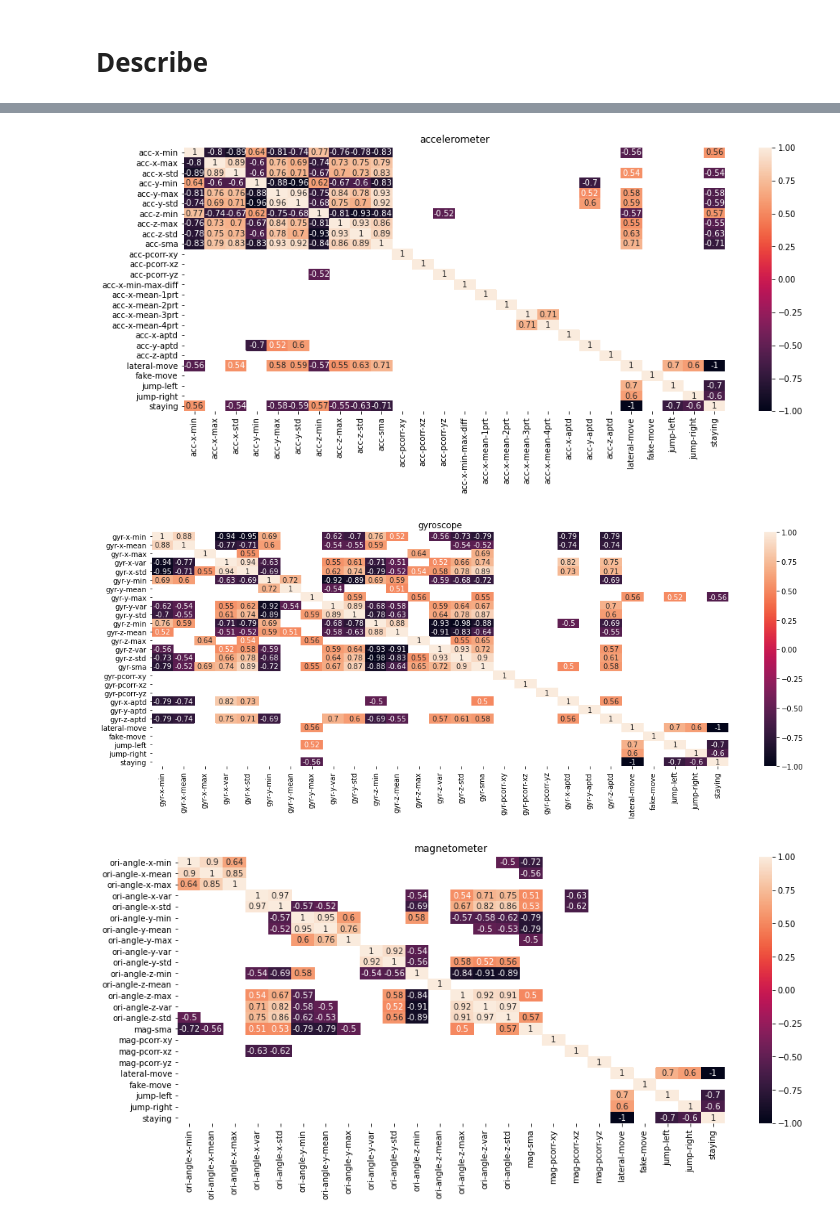
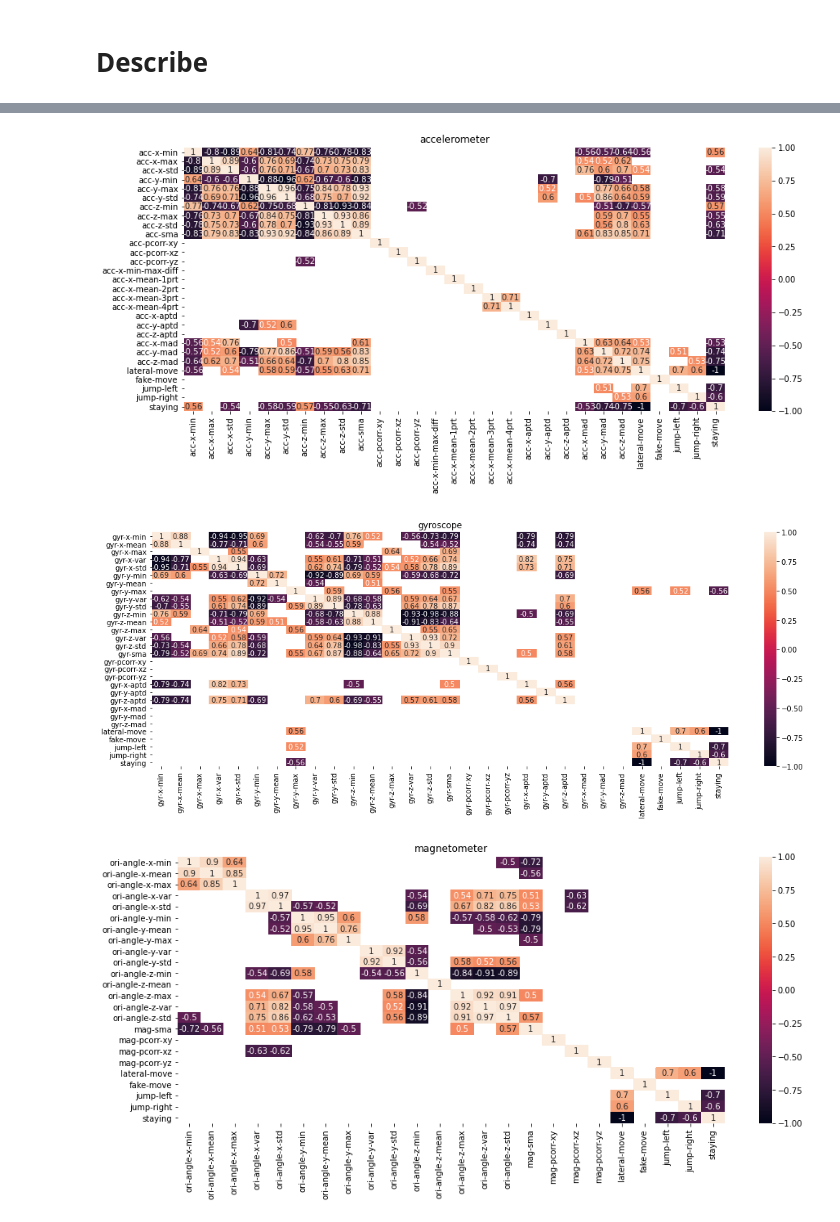
Before and after one commit to djocraveiro/duck-catch-and-fit, a Jupyter notebook: Notebooks/AmI2022.ipynb, the cells around one changed output, grey strips where cells are left out. Drawn from its saved outputs; the diff is of its cells as text; code cells hidden in the pictures.

```diff
--- a/Notebooks/AmI2022.ipynb
+++ b/Notebooks/AmI2022.ipynb
@@ -41,4 +39,0 @@ del arrayFeatures
-# %%
-# convert dates
-df['startDate'] = df['startDate'].apply(lambda date: pd.Timestamp(date))
-df['endDate'] = df['endDate'].apply(lambda date: pd.Timestamp(date))
@@ -237,6 +236,9 @@ def aptd(array):
             #print(f'=== trough found ({peakValue} to {troughValue})')
 
     return sum / arraySize
+
+def median_absolute_deviation(array):
+    return np.median(np.absolute(array - np.median(array)))
 # %%
 newFeatures = [
     # accelerometer
@@ -438,8 +478,25 @@ df.describe()
 # %%
 MIN_NEG_CORR = -0.5
 MIN_POS_CORR = 0.5
+# %%
+# remove original array features
+for curFeature in arrayFeatures:
+    df.drop(curFeature, inplace=True, axis=1)
+
+# remove extracted array features
+df.drop('acc-rms', inplace=True, axis=1)
+df.drop('gyr-rms', inplace=True, axis=1)
+df.drop('mag-rms', inplace=True, axis=1)
+# %%
+# apply feature scaling
+scaled_df = df.copy()
+scaled_df.drop('activity', inplace=True, axis=1)
+
+col_names = scaled_df.columns
+scaled_df = pd.DataFrame(MinMaxScaler().fit_transform(scaled_df))
+scaled_df.columns = col_names
 # %%
-dfCorr = df[[
+dfCorr = scaled_df[[
     'acc-x-min',
     #'acc-x-mean',
     'acc-x-max',
@@ -467,6 +524,9 @@ dfCorr = df[[
     'acc-x-aptd',
     'acc-y-aptd',
     'acc-z-aptd',
+    'acc-x-mad',
+    'acc-y-mad',
+    'acc-z-mad',
     'lateral-move',
     'fake-move',
     'jump-left',
@@ -482,9 +542,9 @@ plt.title('accelerometer')
 sn.heatmap(dfCorr, annot=True)
 plt.show()
 # %% [output]
-[figure, old version]
+[figure, new version]
 # %%
-dfCorr = df[[
+dfCorr = scaled_df[[
     'gyr-x-min',
     'gyr-x-mean',
     'gyr-x-max',
@@ -495,32 +555,35 @@ dfCorr = df[[
     'gyr-y-max',
     'gyr-y-var',
     'gyr-y-std',
     'gyr-z-min',
     'gyr-z-mean',
     'gyr-z-max',
     'gyr-z-var',
     'gyr-z-std',
     'gyr-sma',
     'gyr-pcorr-xy',
     'gyr-pcorr-xz',
     'gyr-pcorr-yz',
     'gyr-x-aptd',
     'gyr-y-aptd',
     'gyr-z-aptd',
+    'gyr-x-mad',
+    'gyr-y-mad',
+    'gyr-z-mad',
     'lateral-move',
     'fake-move',
     'jump-left',
     'jump-right',
     'staying',
     #LABEL_COL
 ]].corr()
 
 dfCorr = dfCorr[((dfCorr > MIN_POS_CORR) | (dfCorr < MIN_NEG_CORR))]
 
 plt.figure(figsize=(18,6))
 plt.title('gyroscope')
 sn.heatmap(dfCorr, annot=True)
 plt.show()
 # %% [output]
-[figure, old version]
+[figure, new version]
 # %%
```
Also changed, not shown: parts of 11 cells of this notebook.
